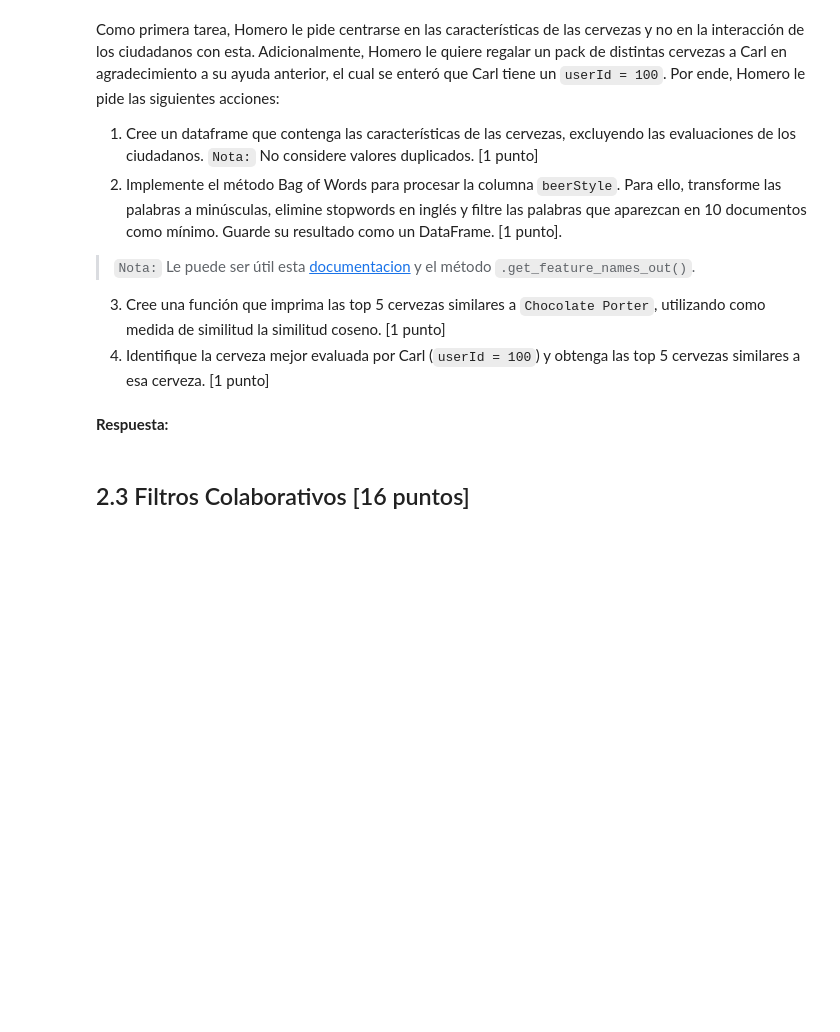
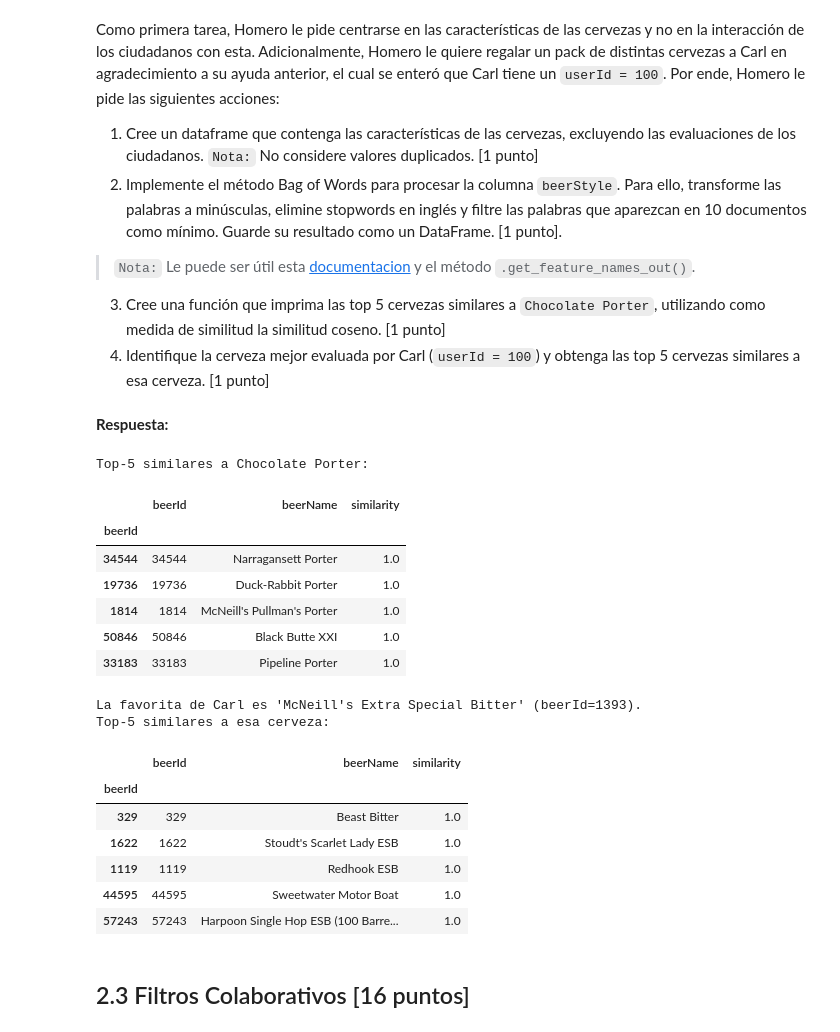
Before and after one commit to RenzoZanca/MDS7202, a Jupyter notebook: lab10/Lab10.ipynb, the cells around one changed output. Cells and saved outputs as stored; diff of their text form; code cells hidden in the pictures; blank space fills up the shorter version.

```diff
--- a/lab10/Lab10.ipynb
+++ b/lab10/Lab10.ipynb
@@ -761,3 +876,76 @@ Como primera tarea, Homero le pide centrarse en las características de las cerv
+# %%
+# 1. DataFrame de características únicas de cervezas (sin duplicados)
+df = pd.read_csv('cervezas.csv')
+df_beers = (
+    df[['beerId','beerName','beerStyle']]
+    .drop_duplicates(subset=['beerId'])
+    .set_index('beerId')
+)
+
+# 2. Bag of Words sobre 'beerStyle'
+vectorizer = CountVectorizer(
+    lowercase=True,
+    stop_words='english',
+    min_df=10         # ignora términos que aparezcan en menos de 10 estilos
+)
+X_style = vectorizer.fit_transform(df_beers['beerStyle'])
+style_df = pd.DataFrame(
+    X_style.toarray(),
+    index=df_beers.index,
+    columns=vectorizer.get_feature_names_out()
+)
+
+# 3. Función para extraer top-5 similares por similitud coseno
+cos_sim = cosine_similarity(style_df)
+cos_df  = pd.DataFrame(cos_sim,
+                       index=style_df.index,
+                       columns=style_df.index)
+
+
+def top_n_similar(beer_id, n=5):
+    sims = cos_df[beer_id].drop(index=beer_id).sort_values(ascending=False)
+    top = sims.head(n)
+    return pd.DataFrame({
+        'beerId'     : top.index,
+        'beerName'   : df_beers.loc[top.index,'beerName'],
+        'similarity' : top.values.round(3)
+    })
+
+# 3a) Top-5 para "Chocolate Porter"
+ids_choco = df_beers[df_beers['beerName']=='Chocolate Porter'].index
+if len(ids_choco)>0:
+    choco_id = ids_choco[0]
+    print("Top-5 similares a Chocolate Porter:")
+    display(top_n_similar(choco_id))
+else:
+    print("No se encontró 'Chocolate Porter' en beerName.")
+
+# 4) Favorita de Carl (userId=100) y sus top-5 similares
+user100 = df[df['userId']==100]
+best_row = user100.loc[user100['rating'].idxmax()]
+fav_id   = best_row['beerId']
+fav_name = best_row['beerName']
+print(f"\nLa favorita de Carl es '{fav_name}' (beerId={fav_id}).")
+print("Top-5 similares a esa cerveza:")
+display(top_n_similar(fav_id))
+# %% [output]
+Top-5 similares a Chocolate Porter:
+|  | beerId | beerName | similarity |
+| beerId |  |  |  |
+| 34544 | 34544 | Narragansett Porter | 1.0 |
+| 19736 | 19736 | Duck-Rabbit Porter | 1.0 |
+| 1814 | 1814 | McNeill's Pullman's Porter | 1.0 |
+| 50846 | 50846 | Black Butte XXI | 1.0 |
+| 33183 | 33183 | Pipeline Porter | 1.0 |
+La favorita de Carl es 'McNeill's Extra Special Bitter' (beerId=1393).
+Top-5 similares a esa cerveza:
+|  | beerId | beerName | similarity |
+| beerId |  |  |  |
+| 329 | 329 | Beast Bitter | 1.0 |
+| 1622 | 1622 | Stoudt's Scarlet Lady ESB | 1.0 |
+| 1119 | 1119 | Redhook ESB | 1.0 |
+| 44595 | 44595 | Sweetwater Motor Boat | 1.0 |
+| 57243 | 57243 | Harpoon Single Hop ESB (100 Barre... | 1.0 |
 # %% [markdown]
 ## 2.3 Filtros Colaborativos [16 puntos]
 # %% [markdown]
```
Also changed, not shown: parts of 29 cells of this notebook.
